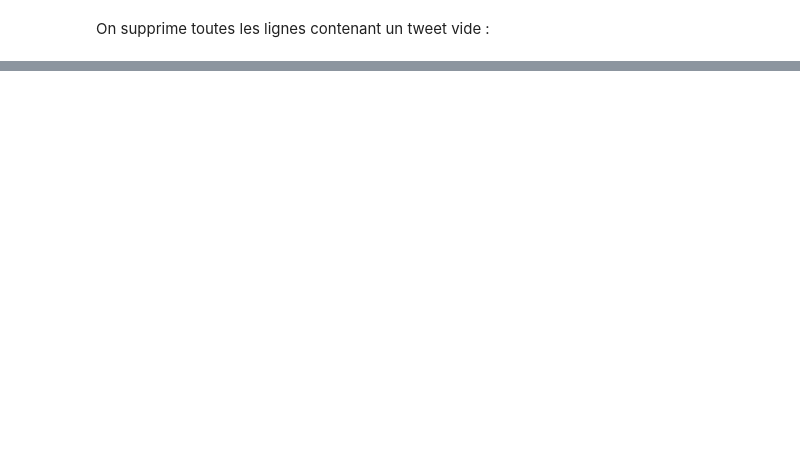
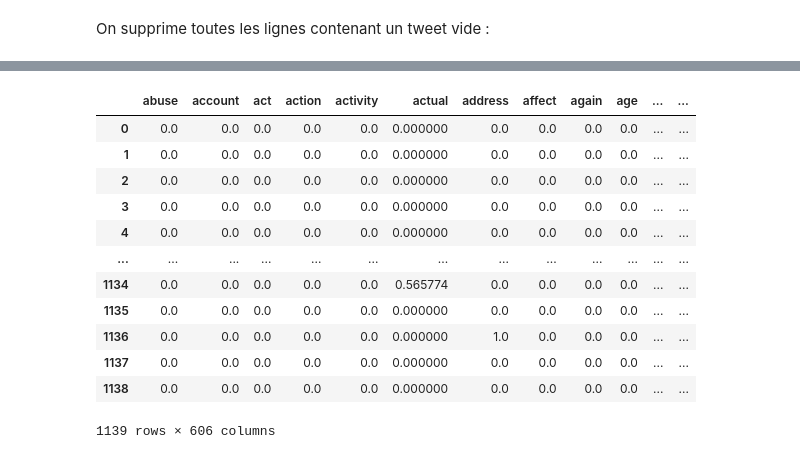
Before and after one commit to Akkuun/M1_IMAGINE_ML_Project, a Jupyter notebook: ML_Project_Group_8.ipynb, the cells around one changed output, grey strips where cells are left out. Saved outputs shown, nothing was run; the diff lists cells and outputs as text; code cells hidden in the pictures; blank space fills up the shorter version.

```diff
--- a/ML_Project_Group_8.ipynb
+++ b/ML_Project_Group_8.ipynb
@@ -487,0 +665,35 @@ Le principe de la vectorisation est de convertir des données textuelles en une
+# %%
+
+
+#recuperation des data préparés
+dataPrepared = pd.read_csv('dataSet/dataPrepared.csv')
+
+# Configuration du vecteur TF-IDF avec des n-grammes
+vectorizer = TfidfVectorizer(ngram_range=(1, 2), min_df=5, max_df=0.9)
+
+# Ajustement TF-IDF
+vectorizedText = vectorizer.fit_transform(dataPrepared['text'])
+
+#
+scaler = MaxAbsScaler()
+scaled = scaler.fit_transform(vectorizedText)
+
+# Conversion en un DataFrame
+vectorized_df = pd.DataFrame(data=scaled.toarray(), columns=vectorizer.get_feature_names_out())
+
+# Display sample
+display(vectorized_df)
+# %% [output]
+|  | abuse | account | act | action | activity | actual | address | affect | again | age | ... | ... |
+| 0 | 0.0 | 0.0 | 0.0 | 0.0 | 0.0 | 0.000000 | 0.0 | 0.0 | 0.0 | 0.0 | ... | ... |
+| 1 | 0.0 | 0.0 | 0.0 | 0.0 | 0.0 | 0.000000 | 0.0 | 0.0 | 0.0 | 0.0 | ... | ... |
+| 2 | 0.0 | 0.0 | 0.0 | 0.0 | 0.0 | 0.000000 | 0.0 | 0.0 | 0.0 | 0.0 | ... | ... |
+| 3 | 0.0 | 0.0 | 0.0 | 0.0 | 0.0 | 0.000000 | 0.0 | 0.0 | 0.0 | 0.0 | ... | ... |
+| 4 | 0.0 | 0.0 | 0.0 | 0.0 | 0.0 | 0.000000 | 0.0 | 0.0 | 0.0 | 0.0 | ... | ... |
+| ... | ... | ... | ... | ... | ... | ... | ... | ... | ... | ... | ... | ... |
+| 1134 | 0.0 | 0.0 | 0.0 | 0.0 | 0.0 | 0.565774 | 0.0 | 0.0 | 0.0 | 0.0 | ... | ... |
+| 1135 | 0.0 | 0.0 | 0.0 | 0.0 | 0.0 | 0.000000 | 0.0 | 0.0 | 0.0 | 0.0 | ... | ... |
+| 1136 | 0.0 | 0.0 | 0.0 | 0.0 | 0.0 | 0.000000 | 1.0 | 0.0 | 0.0 | 0.0 | ... | ... |
+| 1137 | 0.0 | 0.0 | 0.0 | 0.0 | 0.0 | 0.000000 | 0.0 | 0.0 | 0.0 | 0.0 | ... | ... |
+| 1138 | 0.0 | 0.0 | 0.0 | 0.0 | 0.0 | 0.000000 | 0.0 | 0.0 | 0.0 | 0.0 | ... | ... |
+1139 rows × 606 columns
```
Also changed, not shown: parts of 30 cells of this notebook.
